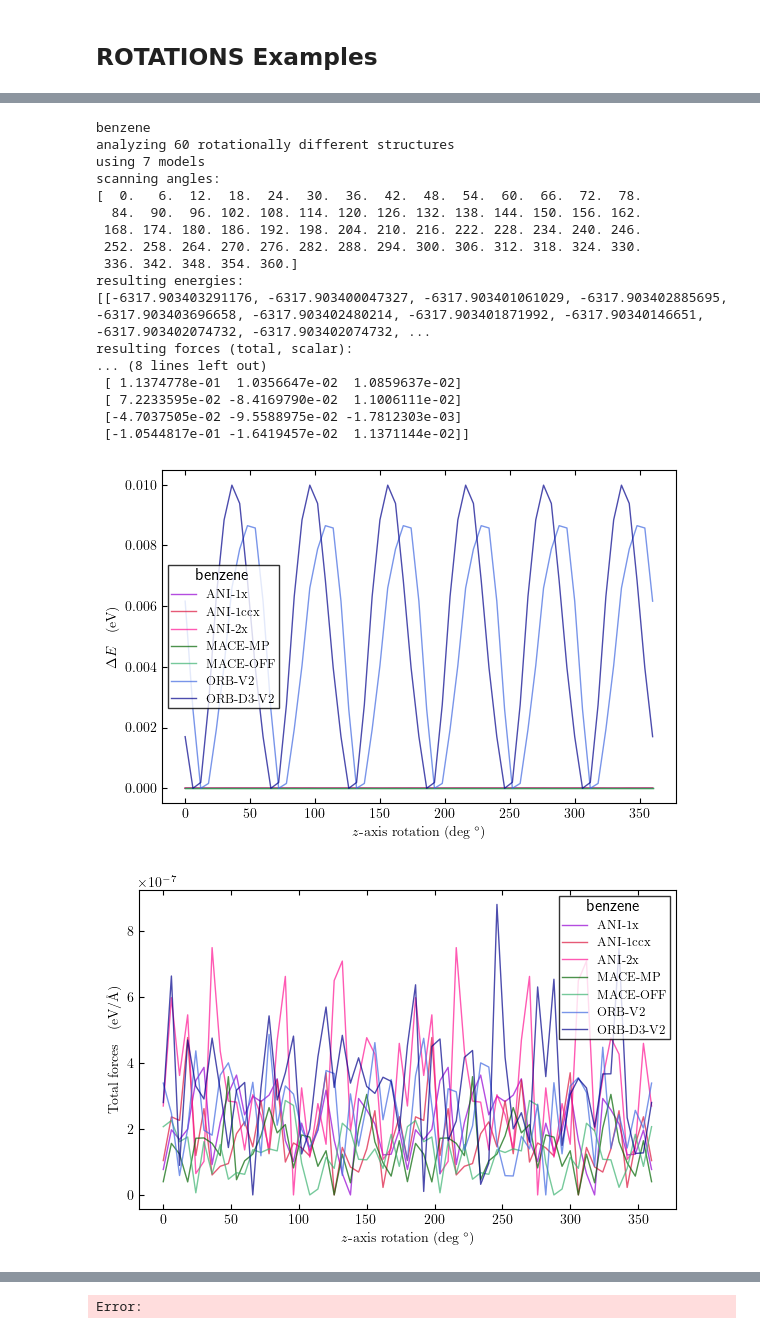
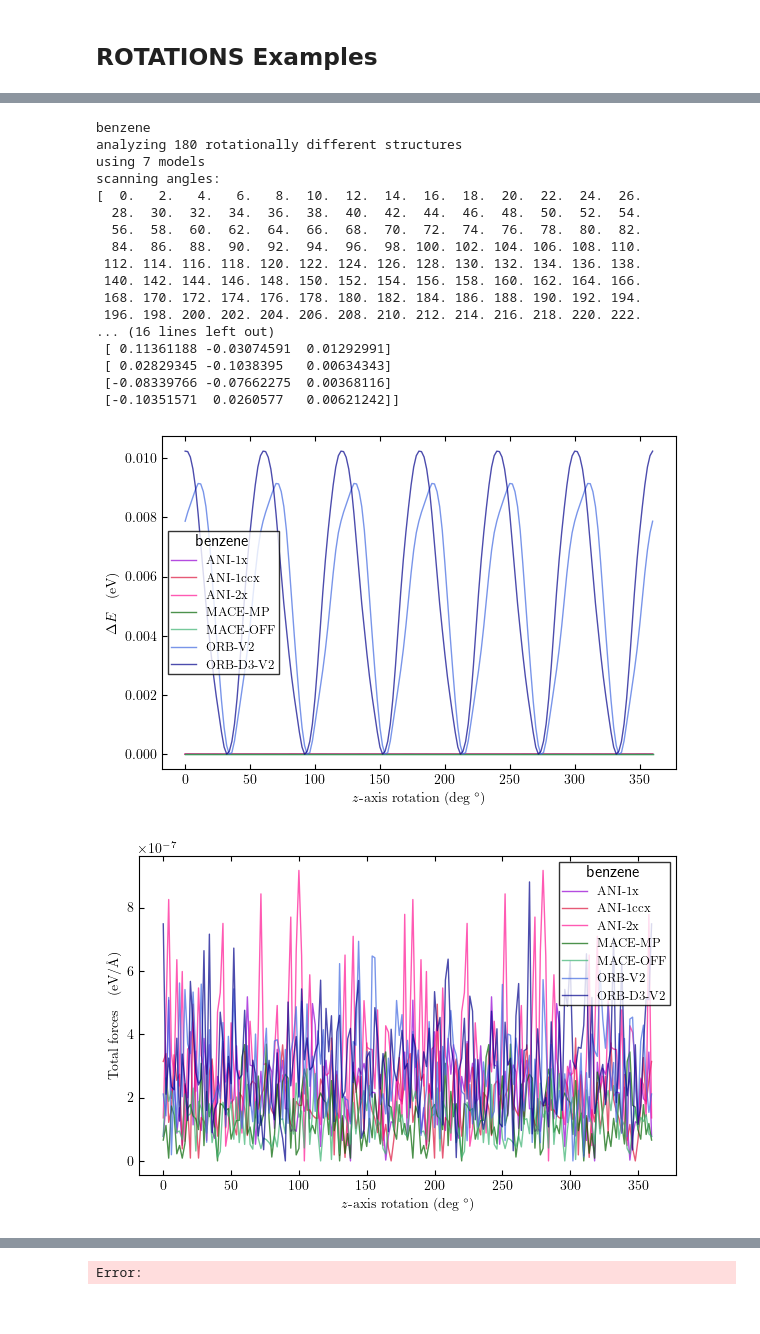
Before and after one commit to Sergi-Ortiz/NNPs_TFG, a Jupyter notebook: scripts/symmetry/symmetries.ipynb, the cells around one changed output, grey strips where cells are left out. Saved outputs shown, nothing was run; the diff lists cells and outputs as text; code cells hidden in the pictures.

```diff
--- a/scripts/symmetry/symmetries.ipynb
+++ b/scripts/symmetry/symmetries.ipynb
@@ -473,28 +475,28 @@ resulting forces (total, scalar):
 # %%
 mol_name = 'benzene'
 molecule = build.molecule('C6H6')
 
-evaluate_rotation(molecule, calculator_list, calc_name=CALC_NAME, mol_name=mol_name)
+evaluate_rotation(molecule, calculator_list, calc_name=CALC_NAME, mol_name=mol_name, resolution=2)
 # %% [output]
 benzene
-analyzing 60 rotationally different structures
+analyzing 180 rotationally different structures
 using 7 models
 scanning angles:
-[  0.   6.  12.  18.  24.  30.  36.  42.  48.  54.  60.  66.  72.  78.
-  84.  90.  96. 102. 108. 114. 120. 126. 132. 138. 144. 150. 156. 162.
- 168. 174. 180. 186. 192. 198. 204. 210. 216. 222. 228. 234. 240. 246.
- 252. 258. 264. 270. 276. 282. 288. 294. 300. 306. 312. 318. 324. 330.
- 336. 342. 348. 354. 360.]
-resulting energies:
-[[-6317.903403291176, -6317.903400047327, -6317.903401061029, -6317.903402885695, -6317.903403696658, -6317.903402480214, -6317.903401871992, -6317.90340146651, -6317.903402074732, -6317.903402074732, ...
-resulting forces (total, scalar):
-... (8 lines left out)
- [ 1.1374778e-01  1.0356647e-02  1.0859637e-02]
- [ 7.2233595e-02 -8.4169790e-02  1.1006111e-02]
- [-4.7037505e-02 -9.5588975e-02 -1.7812303e-03]
- [-1.0544817e-01 -1.6419457e-02  1.1371144e-02]]
+[  0.   2.   4.   6.   8.  10.  12.  14.  16.  18.  20.  22.  24.  26.
+  28.  30.  32.  34.  36.  38.  40.  42.  44.  46.  48.  50.  52.  54.
+  56.  58.  60.  62.  64.  66.  68.  70.  72.  74.  76.  78.  80.  82.
+  84.  86.  88.  90.  92.  94.  96.  98. 100. 102. 104. 106. 108. 110.
+ 112. 114. 116. 118. 120. 122. 124. 126. 128. 130. 132. 134. 136. 138.
+ 140. 142. 144. 146. 148. 150. 152. 154. 156. 158. 160. 162. 164. 166.
+ 168. 170. 172. 174. 176. 178. 180. 182. 184. 186. 188. 190. 192. 194.
+ 196. 198. 200. 202. 204. 206. 208. 210. 212. 214. 216. 218. 220. 222.
+... (16 lines left out)
+ [ 0.11361188 -0.03074591  0.01292991]
+ [ 0.02829345 -0.1038395   0.00634343]
+ [-0.08339766 -0.07662275  0.00368116]
+ [-0.10351571  0.0260577   0.00621242]]
-[figure, old version]
+[figure, new version]
-[figure, old version]
+[figure, new version]
 # %%
 mol_name = 'ethanol'
 molecule = build.molecule('CH3CH2OH')
```
Also changed, not shown: parts of 9 cells of this notebook, 44 other files.
